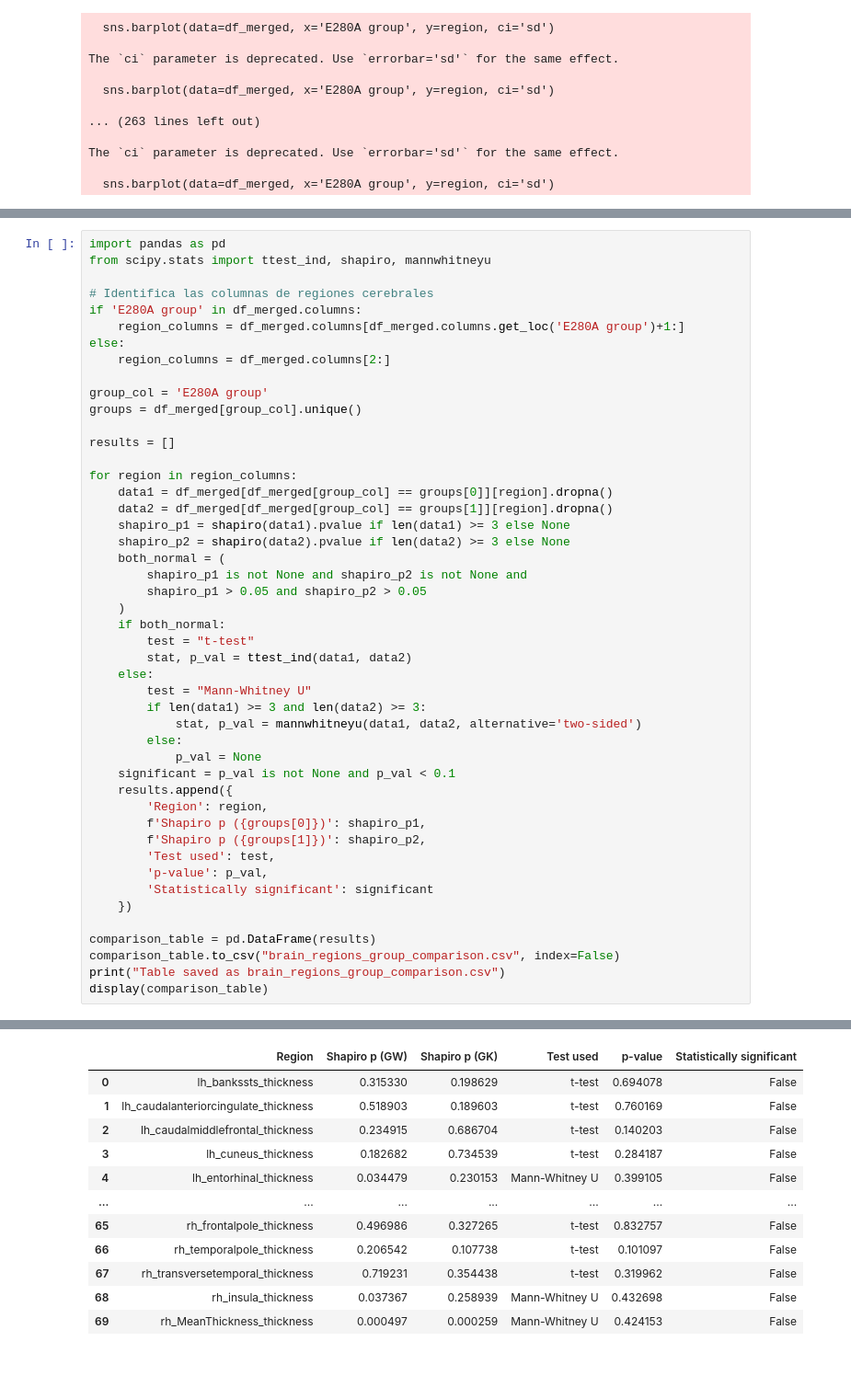
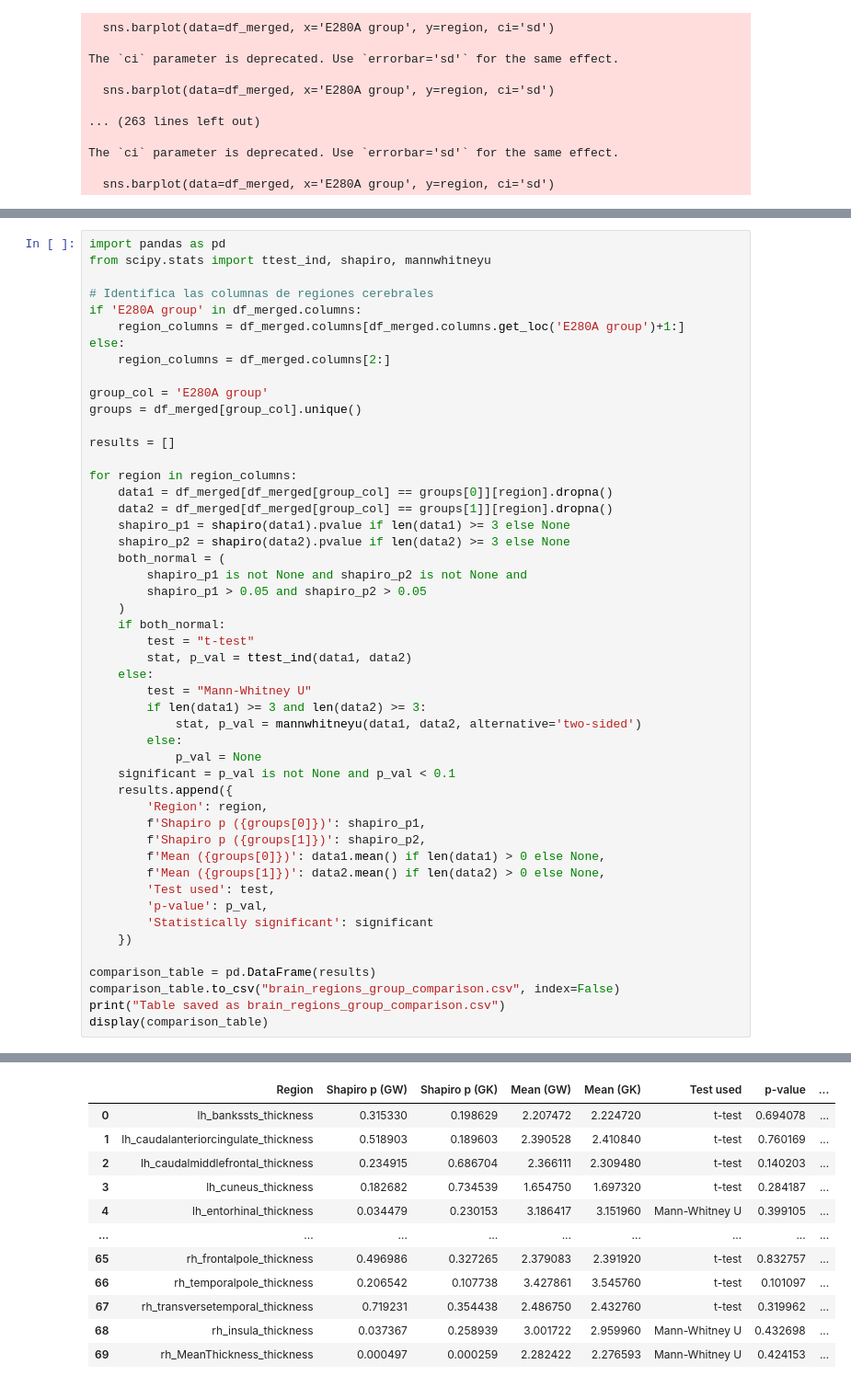
Before and after one commit to JPDevOpti/VolumetricAnalysis_MagneticResonance, a Jupyter notebook: Notebooks/Thickness_Analysis.ipynb, the cells around one changed output, grey strips where cells are left out. Shown at 92% size. Drawn from its saved outputs; the diff is of its cells as text.

```diff
--- a/Notebooks/Thickness_Analysis.ipynb
+++ b/Notebooks/Thickness_Analysis.ipynb
@@ -231,42 +231,44 @@ for region in region_columns:
     shapiro_p2 = shapiro(data2).pvalue if len(data2) >= 3 else None
     both_normal = (
         shapiro_p1 is not None and shapiro_p2 is not None and
         shapiro_p1 > 0.05 and shapiro_p2 > 0.05
     )
     if both_normal:
         test = "t-test"
         stat, p_val = ttest_ind(data1, data2)
     else:
         test = "Mann-Whitney U"
         if len(data1) >= 3 and len(data2) >= 3:
             stat, p_val = mannwhitneyu(data1, data2, alternative='two-sided')
         else:
             p_val = None
     significant = p_val is not None and p_val < 0.1
     results.append({
         'Region': region,
         f'Shapiro p ({groups[0]})': shapiro_p1,
         f'Shapiro p ({groups[1]})': shapiro_p2,
+        f'Mean ({groups[0]})': data1.mean() if len(data1) > 0 else None,
+        f'Mean ({groups[1]})': data2.mean() if len(data2) > 0 else None,
         'Test used': test,
         'p-value': p_val,
         'Statistically significant': significant
     })
 
 comparison_table = pd.DataFrame(results)
 comparison_table.to_csv("brain_regions_group_comparison.csv", index=False)
 print("Table saved as brain_regions_group_comparison.csv")
 display(comparison_table)
 # %% [output]
 Table saved as brain_regions_group_comparison.csv
-|  | Region | Shapiro p (GW) | Shapiro p (GK) | Test used | p-value | Statistically significant |
-| 0 | lh_bankssts_thickness | 0.315330 | 0.198629 | t-test | 0.694078 | False |
-| 1 | lh_caudalanteriorcingulate_thickness | 0.518903 | 0.189603 | t-test | 0.760169 | False |
-| 2 | lh_caudalmiddlefrontal_thickness | 0.234915 | 0.686704 | t-test | 0.140203 | False |
-| 3 | lh_cuneus_thickness | 0.182682 | 0.734539 | t-test | 0.284187 | False |
-| 4 | lh_entorhinal_thickness | 0.034479 | 0.230153 | Mann-Whitney U | 0.399105 | False |
-| ... | ... | ... | ... | ... | ... | ... |
-| 65 | rh_frontalpole_thickness | 0.496986 | 0.327265 | t-test | 0.832757 | False |
-| 66 | rh_temporalpole_thickness | 0.206542 | 0.107738 | t-test | 0.101097 | False |
-| 67 | rh_transversetemporal_thickness | 0.719231 | 0.354438 | t-test | 0.319962 | False |
-| 68 | rh_insula_thickness | 0.037367 | 0.258939 | Mann-Whitney U | 0.432698 | False |
-| 69 | rh_MeanThickness_thickness | 0.000497 | 0.000259 | Mann-Whitney U | 0.424153 | False |
+|  | Region | Shapiro p (GW) | Shapiro p (GK) | Mean (GW) | Mean (GK) | Test used | p-value | ... |
+| 0 | lh_bankssts_thickness | 0.315330 | 0.198629 | 2.207472 | 2.224720 | t-test | 0.694078 | ... |
+| 1 | lh_caudalanteriorcingulate_thickness | 0.518903 | 0.189603 | 2.390528 | 2.410840 | t-test | 0.760169 | ... |
+| 2 | lh_caudalmiddlefrontal_thickness | 0.234915 | 0.686704 | 2.366111 | 2.309480 | t-test | 0.140203 | ... |
+| 3 | lh_cuneus_thickness | 0.182682 | 0.734539 | 1.654750 | 1.697320 | t-test | 0.284187 | ... |
+| 4 | lh_entorhinal_thickness | 0.034479 | 0.230153 | 3.186417 | 3.151960 | Mann-Whitney U | 0.399105 | ... |
+| ... | ... | ... | ... | ... | ... | ... | ... | ... |
+| 65 | rh_frontalpole_thickness | 0.496986 | 0.327265 | 2.379083 | 2.391920 | t-test | 0.832757 | ... |
+| 66 | rh_temporalpole_thickness | 0.206542 | 0.107738 | 3.427861 | 3.545760 | t-test | 0.101097 | ... |
+| 67 | rh_transversetemporal_thickness | 0.719231 | 0.354438 | 2.486750 | 2.432760 | t-test | 0.319962 | ... |
+| 68 | rh_insula_thickness | 0.037367 | 0.258939 | 3.001722 | 2.959960 | Mann-Whitney U | 0.432698 | ... |
+| 69 | rh_MeanThickness_thickness | 0.000497 | 0.000259 | 2.282422 | 2.276593 | Mann-Whitney U | 0.424153 | ... |
```
Also changed, not shown: parts of 4 cells of this notebook, 3 other files.
